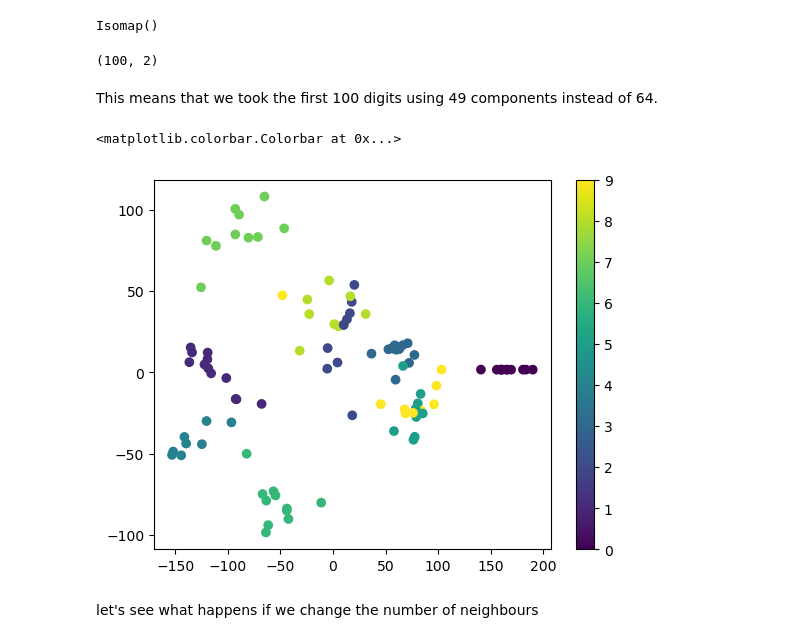
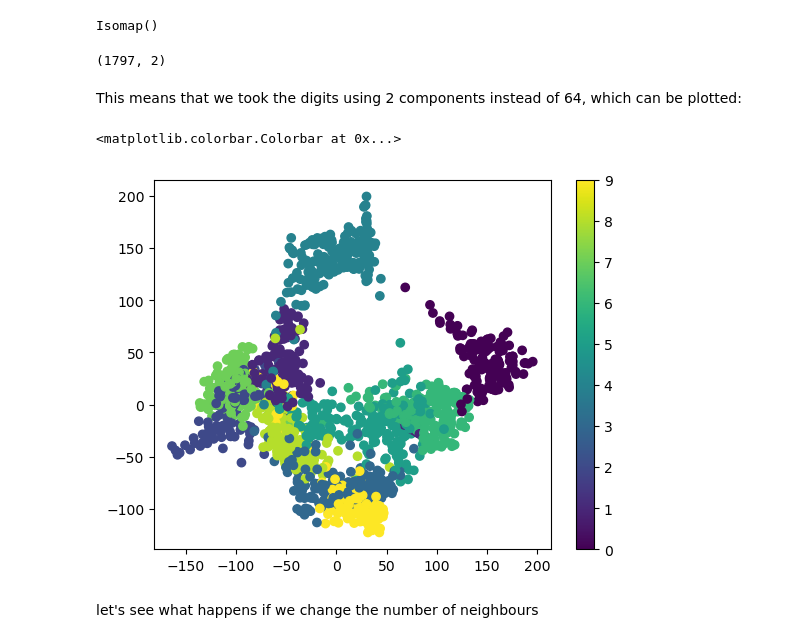
Before and after one commit to lisam10/astrostatistics_bicocca_2024, a Jupyter notebook: working/W13_digits.ipynb, the cells around one changed output. Drawn from its saved outputs; the diff is of its cells as text; code cells hidden in the pictures.

```diff
--- a/working/W13_digits.ipynb
+++ b/working/W13_digits.ipynb
@@ -74,19 +74,19 @@ isomap.fit(X)
 # %% [output]
 Isomap()
 # %%
-X_transformed = isomap.transform(X[:100])
+X_transformed = isomap.transform(X)
 print(X_transformed.shape)
 # %% [output]
-(100, 2)
+(1797, 2)
 # %% [markdown]
-This means that we took the first 100 digits using 49 components instead of 64.
+This means that we took the digits using 2 components instead of 64, which can be plotted:
 # %%
-true_value = digits.target[:100]
+true_value = digits.target
 plt.scatter(X_transformed[:, 0], X_transformed[:, 1], c = true_value)
 plt.colorbar()
 # %% [output]
 <matplotlib.colorbar.Colorbar at 0x...>
-[figure, old version]
+[figure, new version]
 # %% [markdown]
 let's see what happens if we change the number of neighbours
 # %%
```
Also changed, not shown: parts of 8 cells of this notebook.
